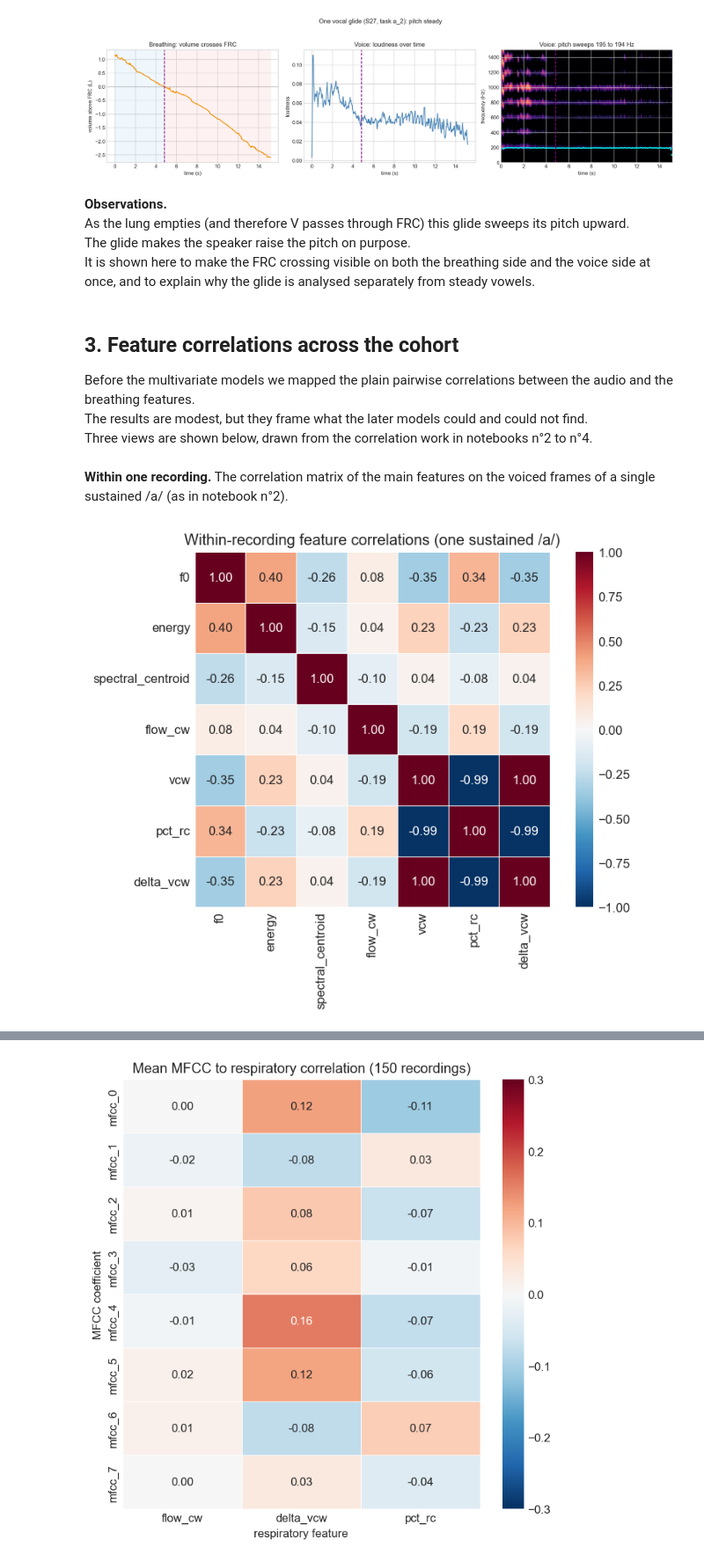
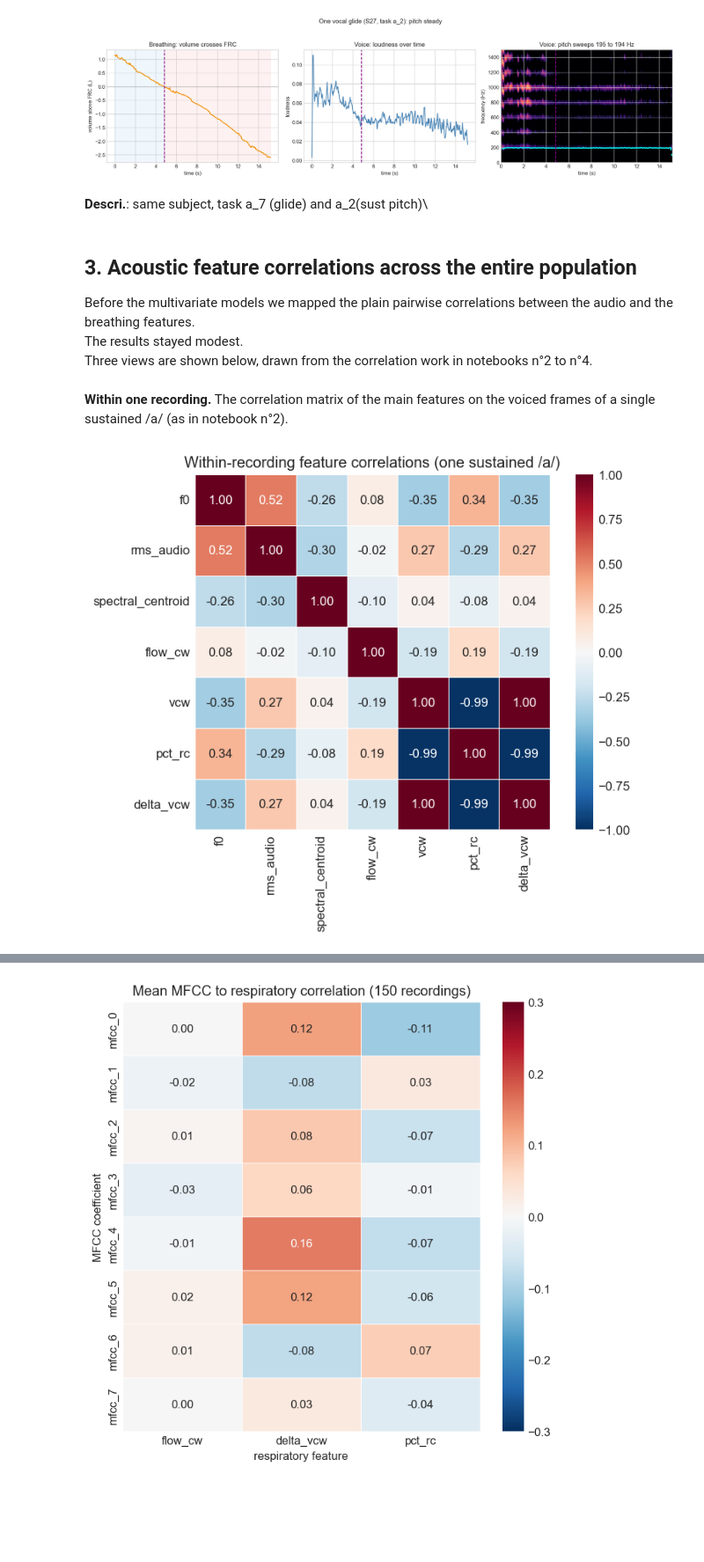
Before and after one commit to Frasavenix/Respiratory-Volumes-and-Speech-pneumophonic_pipeline, a Jupyter notebook: notebooks/results_summary.ipynb, the cells around one changed output, grey strips where cells are left out. Shown at 88% size. Drawn from its saved outputs; the diff is of its cells as text; code cells hidden in the pictures; blank space fills up the shorter version.

```diff
--- a/notebooks/results_summary.ipynb
+++ b/notebooks/results_summary.ipynb
@@ -118,30 +124,27 @@ plt.tight_layout(); plt.show()
 [figure]
 [figure]
 # %% [markdown]
-**Observations.**\
-As the lung empties (and therefore V passes through FRC) this glide sweeps its pitch upward.\
-The glide makes the speaker raise the pitch on purpose. \
-It is shown here to make the FRC crossing visible on both the breathing side and the voice side at once, and to explain why the glide is analysed separately from steady vowels.
+**Descri.**: same subject, task a_7 (glide) and a_2(sust pitch)\
 # %% [markdown]
-## 3. Feature correlations across the cohort
+## 3. Acoustic feature correlations across the entire population
 
 Before the multivariate models we mapped the plain pairwise correlations between the audio and the breathing features.\
-The results are modest, but they frame what the later models could and could not find.\
+The results stayed modest.\
 Three views are shown below, drawn from the correlation work in notebooks n°2 to n°4.
 # %% [markdown]
 **Within one recording.** The correlation matrix of the main features on the voiced frames of a single sustained /a/ (as in notebook n°2).
 # %%
 import seaborn as sns
 H5a = next(f for f in sorted(PAIRED.glob('*_a_2.h5')))
 dfa, _ = PairedFeatureExtractor.load_hdf5(H5a)
 v = dfa[dfa['voiced'] == 1.0]
-cols = [c for c in ['f0', 'energy', 'spectral_centroid', 'flow_cw', 'vcw', 'pct_rc', 'delta_vcw'] if c in v.columns]
+cols = [c for c in ['f0', 'rms_audio', 'spectral_centroid', 'flow_cw', 'vcw', 'pct_rc', 'delta_vcw'] if c in v.columns]
 fig, ax = plt.subplots(figsize=(7, 5.5))
 sns.heatmap(v[cols].corr(), annot=True, fmt='.2f', cmap='RdBu_r', center=0, vmin=-1, vmax=1,
             square=True, linewidths=0.5, ax=ax)
 ax.set_title('Within-recording feature correlations (one sustained /a/)')
 plt.tight_layout(); plt.show()
 # %% [output]
-[figure, old version]
+[figure, new version]
 # %% [markdown]
 **Observations.**\
```
Also changed, not shown: parts of 9 cells of this notebook.
